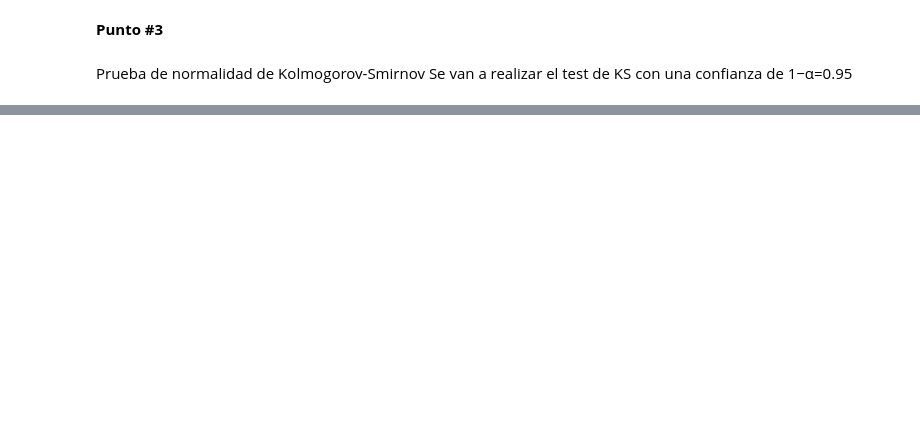
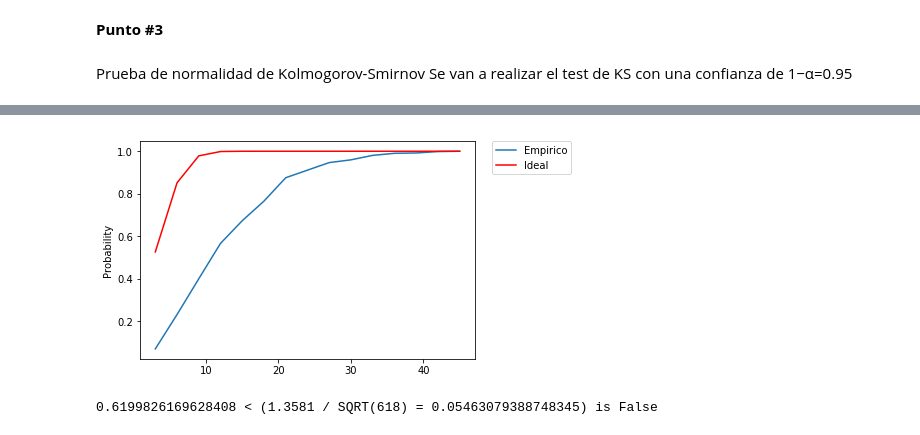
Before and after one commit to jpablofdez/DataScience, a Jupyter notebook: Estadistica/Tareas/Tarea4/Tarea_4_(1).ipynb, the cells around one changed output, grey strips where cells are left out. Drawn from its saved outputs; the diff is of its cells as text; code cells hidden in the pictures; blank space fills up the shorter version.

```diff
--- a/Estadistica/Tareas/Tarea4/Tarea_4_(1).ipynb
+++ b/Estadistica/Tareas/Tarea4/Tarea_4_(1).ipynb
@@ -338,0 +359,5 @@ KSNormal(age,6,0.71,15)
+# %%
+KSNormal(sporthr,mu,sigma, 15)
+# %% [output]
+[figure, added]
+0.6199826169628408 < (1.3581 / SQRT(618) = 0.05463079388748345) is False
```
Also changed, not shown: parts of 45 cells of this notebook.
